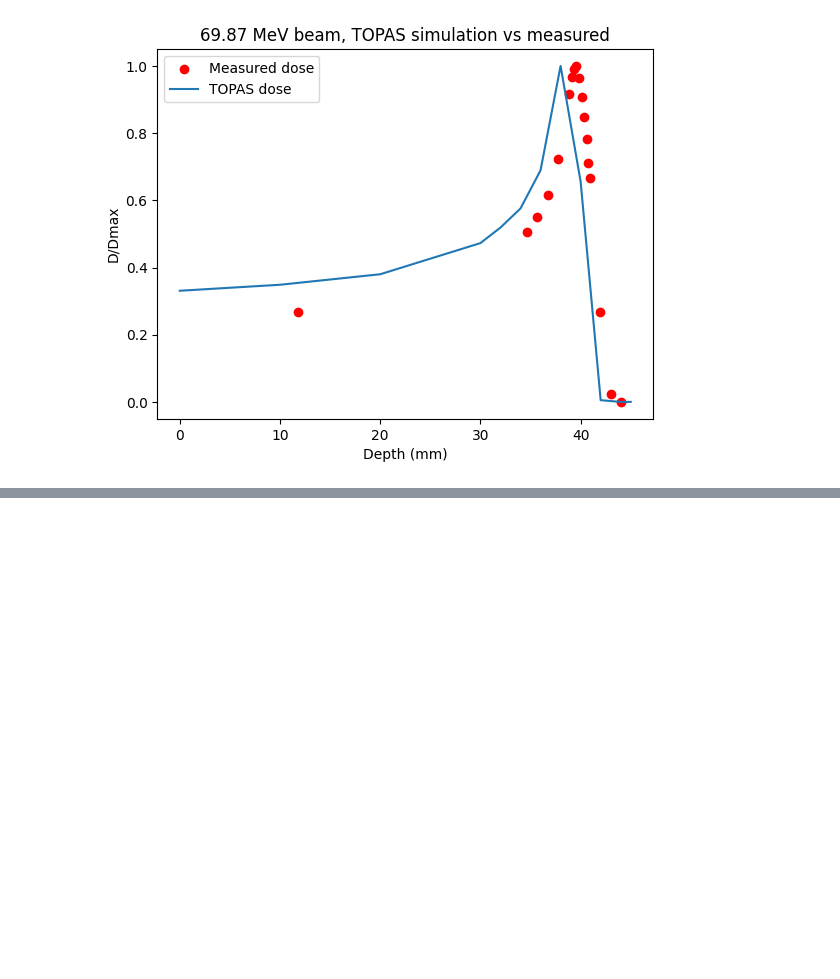
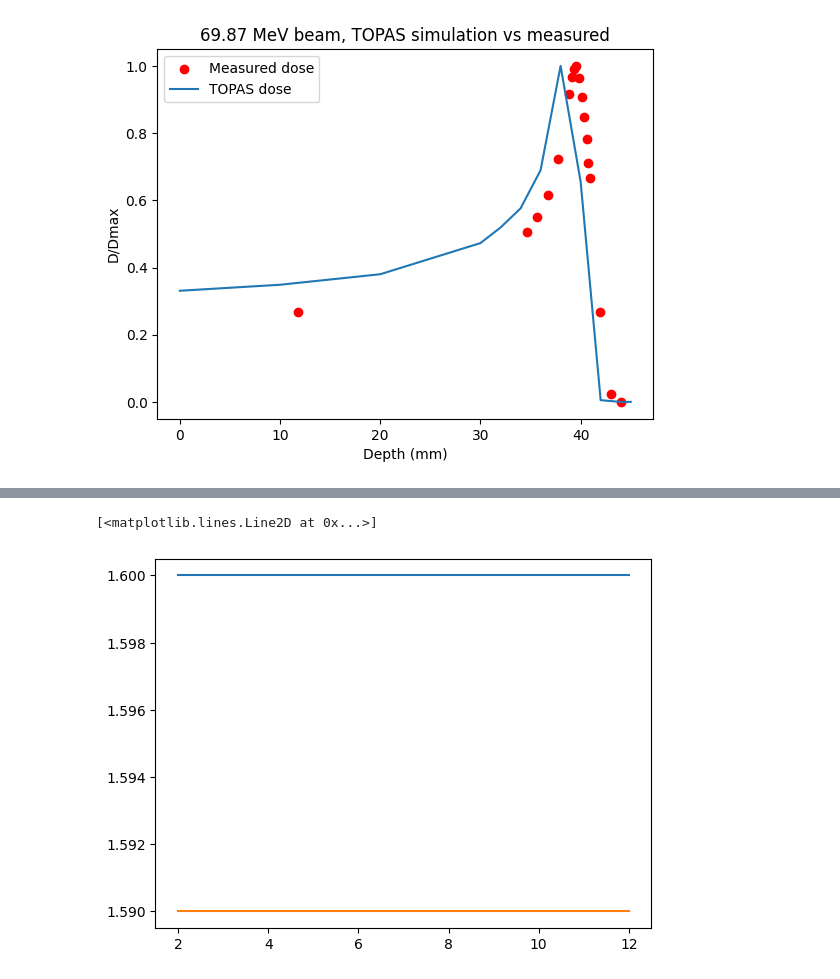
Before and after one commit to BrittHaanen15/Thesis_project, a Jupyter notebook: Python codes/TOPAS beam analysis.ipynb, the cells around one changed output, grey strips where cells are left out. Drawn from its saved outputs; the diff is of its cells as text; code cells hidden in the pictures; blank space fills up the shorter version.

```diff
--- a/Python codes/TOPAS beam analysis.ipynb
+++ b/Python codes/TOPAS beam analysis.ipynb
@@ -74,0 +100,42 @@ plt.legend()
+# %%
+def Calculate_LET_from_phsp(phsp_path, NIST_data):
+    #Read in phsp file
+    d = pd.read_csv(phsp_path, header=None, sep='\s+')
+    #Select only protons
+    d = d.loc[d.iloc[:,7]==2212]
+    d.reset_index(inplace=True)
+
+    particle_data = pd.DataFrame(columns=['Energy', 'LET'])
+    particle_data['Energy'] = d.iloc[:,6]
+
+    #Look up stopping power for each kinetic energy
+    for i in range(len(particle_data)):
+        en = particle_data.loc[i, 'Energy']
+
+        sp = Expanded_SP[round(NIST_data['Energy'],4)==round(en,4)]
+
+        #convert to LET
+        particle_data.loc[i, 'LET'] = np.array(sp['SP']/10)[0]
+
+    mean_LET = round(particle_data['LET'].mean(),2)
+    median_LET = round(particle_data['LET'].median(),2)
+
+    return mean_LET, median_LET
+# %%
+dir = r"C:\Users\linux\Downloads\Trial_phases"
+list = os.listdir(dir)
+
+topas_let = pd.DataFrame(columns=['Depth', 'Mean LET', 'Median LET'])
+for file in list:
+    newrow = {}
+    newrow['Depth'] = float(os.path.splitext(file)[0])
+    newrow['Mean LET'], newrow['Median LET'] = Calculate_LET_from_phsp(os.path.join(dir,file), Expanded_SP)
+
+    newrow = pd.DataFrame([newrow])
+    topas_let = pd.concat([topas_let, newrow], ignore_index=True)
+
+plt.plot(topas_let['Depth'], topas_let['Mean LET'])
+plt.plot(topas_let['Depth'], topas_let['Median LET'])
+# %% [output]
+[<matplotlib.lines.Line2D at 0x...>]
+[figure, added]
```
Also changed, not shown: parts of 5 cells of this notebook.
